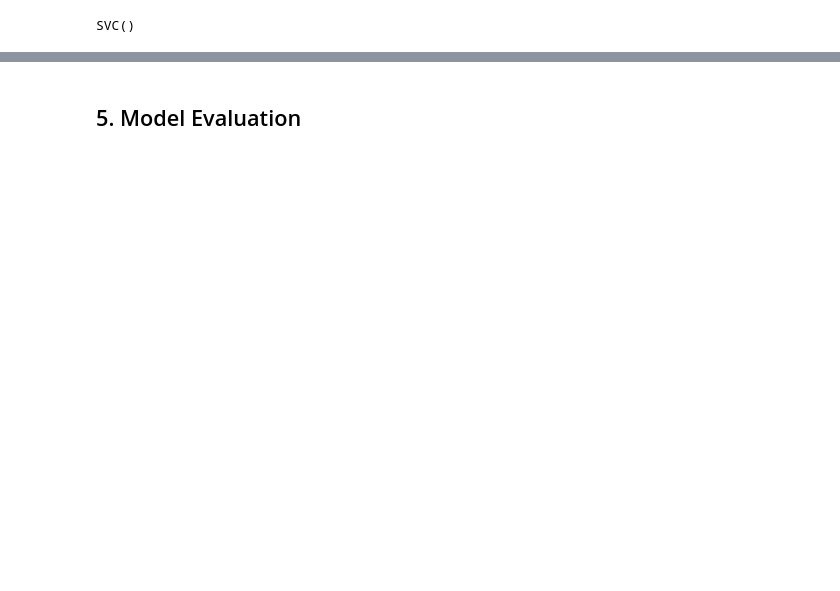
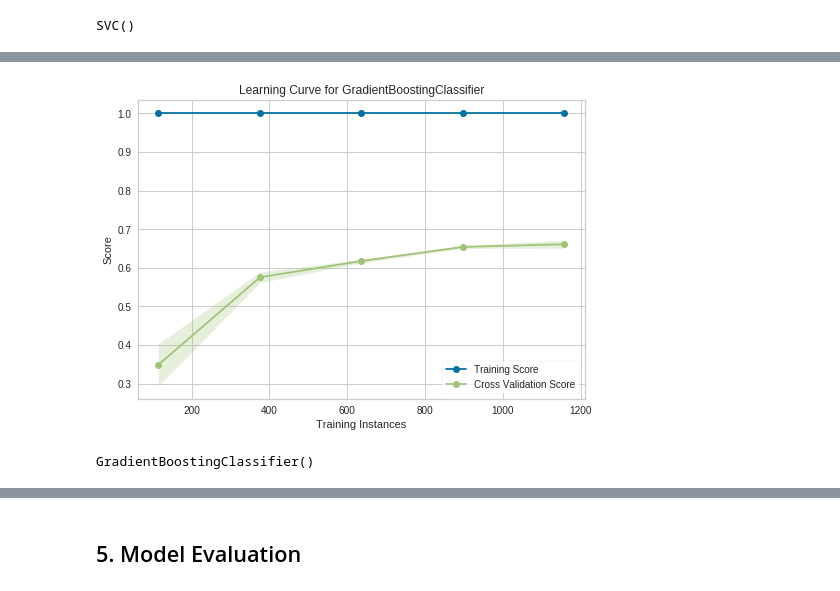
Before and after one commit to aymanrafif/Resume-Classification-Using-Machine-Learning-Models, a Jupyter notebook: Resume Classification Using Machine Learning Models.ipynb, the cells around one changed output, grey strips where cells are left out. Cells and saved outputs as stored; diff of their text form; code cells hidden in the pictures; blank space fills up the shorter version.

```diff
--- a/Resume Classification Using Machine Learning Models.ipynb
+++ b/Resume Classification Using Machine Learning Models.ipynb
@@ -397,0 +549,10 @@ weighted avg       0.51      0.45      0.47       746
+# %%
+learning_curve(GradientBoostingClassifier())
+# %% [output]
+[figure, added]
+# %%
+from sklearn.ensemble import GradientBoostingClassifier
+g_boost = GradientBoostingClassifier()
+g_boost.fit(bow_array_train, y_train)
+# %% [output]
+GradientBoostingClassifier()
```
Also changed, not shown: parts of 34 cells of this notebook.
